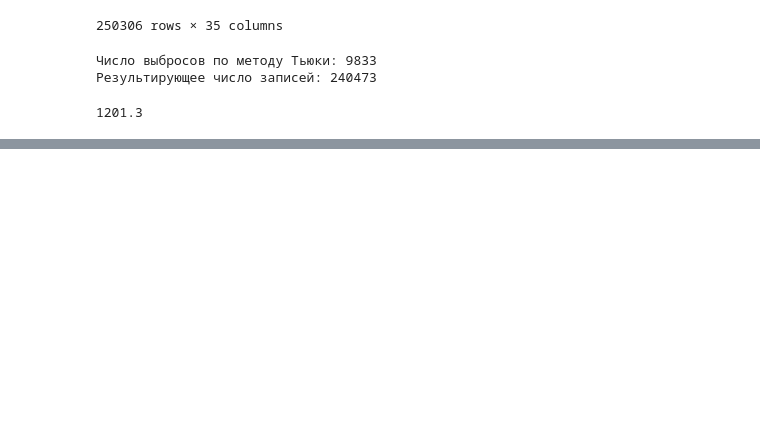
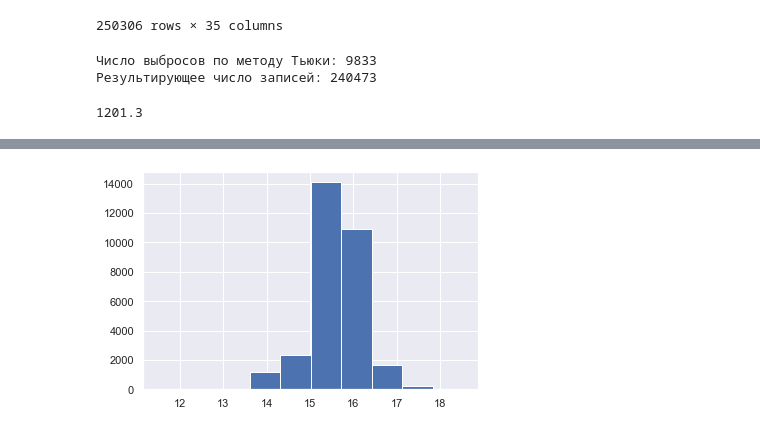
Before and after one commit to DarthSirius/Lessons, a Jupyter notebook: SkillFactory/ML_DL/MLDL_2.ipynb, the cells around one changed output, grey strips where cells are left out. Saved outputs shown, nothing was run; the diff lists cells and outputs as text; code cells hidden in the pictures; blank space fills up the shorter version.

```diff
--- a/SkillFactory/ML_DL/MLDL_2.ipynb
+++ b/SkillFactory/ML_DL/MLDL_2.ipynb
@@ -392,0 +485,5 @@ cleaned['balance_due'].max() - cleaned['balance_due'].min()
+# %%
+data['price_doc'] = data['price_doc'].apply(lambda w: np.log(w + 1))
+data.price_doc.hist();
+# %% [output]
+[figure, added]
```
Also changed, not shown: parts of 32 cells of this notebook, 6 other files.
